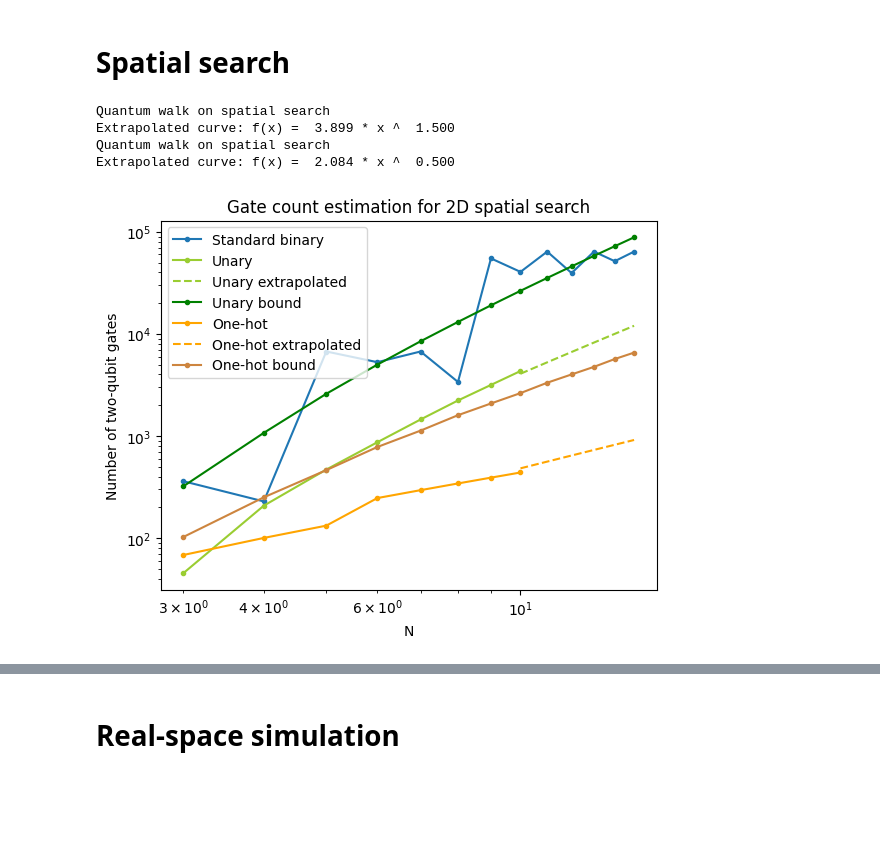
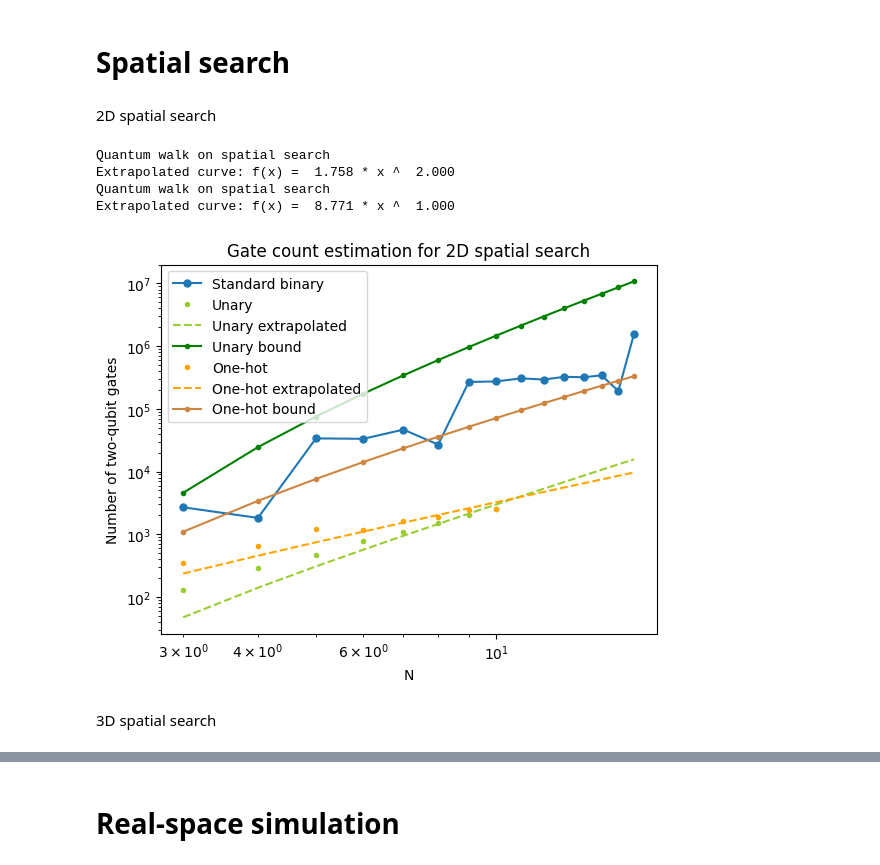
Before and after one commit to jiaqileng/hamiltonian-embedding, a Jupyter notebook: resource_estimation_plots.ipynb, the cells around one changed output, grey strips where cells are left out. Cells and saved outputs as stored; diff of their text form; code cells hidden in the pictures; blank space fills up the shorter version.

Commit message:
update resource estimation for spatial search

```diff
--- a/resource_estimation_plots.ipynb
+++ b/resource_estimation_plots.ipynb
@@ -78,9 +79,11 @@ Extrapolated curve: f(x) =  1.922 * x ^  0.500
 [figure]
 # %% [markdown]
 # Spatial search
+# %% [markdown]
+2D spatial search
 # %%
 DATA_DIR = "resource_data"
-TASK_DIR = "spatial_search"
+TASK_DIR = "spatial_search_2d"
 
 CURR_DIR = DATA_DIR
 check_and_make_dir(CURR_DIR)
@@ -89,7 +92,7 @@ check_and_make_dir(CURR_DIR)
 
 dimension = 2
 # %%
-trotter_method = "second_order"
+trotter_method = "first_order"
 
 resource_estimation_binary = np.load(join(CURR_DIR, f"std_binary_{trotter_method}.npz"))
 N_vals_binary = resource_estimation_binary['N_vals_binary']
@@ -114,7 +117,6 @@ resource_estimation_one_hot_bound = np.load(join(CURR_DIR, f"one_hot_{trotter_me
 N_vals_one_hot_bound = resource_estimation_one_hot_bound["N_vals_one_hot_bound"]
 one_hot_trotter_steps_bound = resource_estimation_one_hot_bound['one_hot_trotter_steps_bound']
 # %%
-from scipy.optimize import curve_fit
 
 # Extrapolation for unary
 if trotter_method == "first_order":
@@ -131,7 +133,7 @@ c = curve_fit(func, N_vals_unary, unary_trotter_steps)[0][0]
 print(f"Quantum walk on spatial search")
 print(f"Extrapolated curve: f(x) = {c: 0.3f} * x ^ {alpha_unary : 0.3f}")
 
-N_vals_unary_extrapolated = np.arange(N_vals_unary[-1], N_vals_binary[-1]+1)
+N_vals_unary_extrapolated = np.arange(N_vals_unary[0], N_vals_binary[-1]+1)
 unary_trotter_steps_extrapolated = func(N_vals_unary_extrapolated, c)
 if trotter_method == "first_order" or trotter_method == "randomized_first_order":
     unary_two_qubit_gate_count_per_trotter_step_extrapolated = dimension * (N_vals_unary_extrapolated - 2) + 1
@@ -156,37 +158,39 @@ c = curve_fit(func, N_vals_one_hot, one_hot_trotter_steps)[0][0]
 print(f"Quantum walk on spatial search")
 print(f"Extrapolated curve: f(x) = {c: 0.3f} * x ^ {alpha_one_hot : 0.3f}")
 
-N_vals_one_hot_extrapolated = np.arange(N_vals_one_hot[-1], N_vals_binary[-1]+1)
+N_vals_one_hot_extrapolated = np.arange(N_vals_one_hot[0], N_vals_binary[-1]+1)
 one_hot_trotter_steps_extrapolated = func(N_vals_one_hot_extrapolated, c)
 if trotter_method == "first_order" or trotter_method == "randomized_first_order":
     one_hot_two_qubit_gate_count_per_trotter_step_extrapolated = 2 * dimension * (N_vals_one_hot_extrapolated - 1) + 1
     one_hot_two_qubit_gate_count_per_trotter_step_bound = 2 * dimension * (N_vals_one_hot_bound - 1) + 1
 elif trotter_method == "second_order":
     one_hot_two_qubit_gate_count_per_trotter_step_extrapolated = 4 * dimension * (N_vals_one_hot_extrapolated - 1) + 1
     one_hot_two_qubit_gate_count_per_trotter_step_bound = 4 * dimension * (N_vals_one_hot_bound - 1) + 1
 
 
-plt.plot(N_vals_binary, binary_trotter_steps * binary_two_qubit_gate_count_per_trotter_step, '-o', label="Standard binary", markersize=3)
+plt.plot(N_vals_binary, binary_trotter_steps * binary_two_qubit_gate_count_per_trotter_step, '-o', label="Standard binary", markersize=5)
 # Plot unary
-plt.plot(N_vals_unary, unary_trotter_steps * unary_two_qubit_gate_count_per_trotter_step, '-o', color="yellowgreen", label="Unary", markersize=3)
+plt.plot(N_vals_unary, unary_trotter_steps * unary_two_qubit_gate_count_per_trotter_step, 'o', color="yellowgreen", label="Unary", markersize=3)
 plt.plot(N_vals_unary_extrapolated, unary_trotter_steps_extrapolated * unary_two_qubit_gate_count_per_trotter_step_extrapolated, '--', color="yellowgreen", label="Unary extrapolated", markersize=1)
 plt.plot(N_vals_unary_bound, unary_trotter_steps_bound * unary_two_qubit_gate_count_per_trotter_step_bound, '-o', color="green", label="Unary bound", markersize=3)
 
 # Plot one-hot
-plt.plot(N_vals_one_hot, one_hot_trotter_steps * one_hot_two_qubit_gate_count_per_trotter_step, '-o', color="orange", label="One-hot", markersize=3)
+plt.plot(N_vals_one_hot, one_hot_trotter_steps * one_hot_two_qubit_gate_count_per_trotter_step, 'o', color="orange", label="One-hot", markersize=3)
 plt.plot(N_vals_one_hot_extrapolated, one_hot_trotter_steps_extrapolated * one_hot_two_qubit_gate_count_per_trotter_step_extrapolated, '--', color='orange', label="One-hot extrapolated", markersize=1)
 plt.plot(N_vals_one_hot_bound, one_hot_trotter_steps_bound * one_hot_two_qubit_gate_count_per_trotter_step_bound, '-o', color="peru", label="One-hot bound", markersize=3)
 
 plt.xscale("log")
 plt.yscale("log")
 plt.legend()
 plt.ylabel("Number of two-qubit gates")
 plt.xlabel("N")
 plt.title("Gate count estimation for 2D spatial search")
 plt.show()
 # %% [output]
 Quantum walk on spatial search
-Extrapolated curve: f(x) =  3.899 * x ^  1.500
+Extrapolated curve: f(x) =  1.758 * x ^  2.000
 Quantum walk on spatial search
-Extrapolated curve: f(x) =  2.084 * x ^  0.500
+Extrapolated curve: f(x) =  8.771 * x ^  1.000
-[figure, old version]
+[figure, new version]
+# %% [markdown]
+3D spatial search
```
Also changed, not shown: parts of 5 cells of this notebook, 4 other files.
